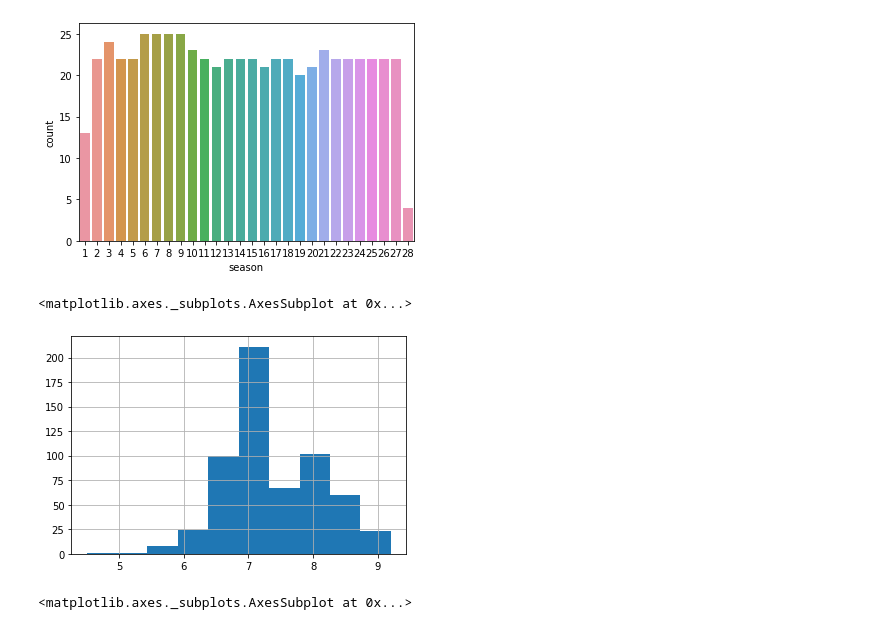
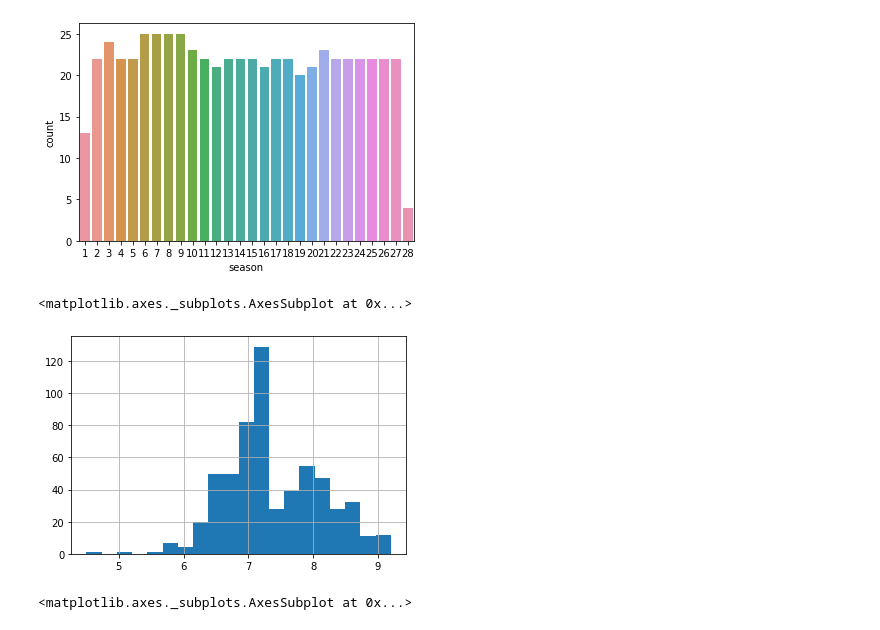
Before and after one commit to radhikascs/SimpsonsEpisodesEDA, a Jupyter notebook: Simpsons_episodes-EDA.ipynb, the cells around one changed output. Cells and saved outputs as stored; diff of their text form; code cells hidden in the pictures.

```diff
--- a/Simpsons_episodes-EDA.ipynb
+++ b/Simpsons_episodes-EDA.ipynb
@@ -102,10 +115,10 @@ sns.countplot(x="season", data=df) #Univariate Analysis
 <matplotlib.axes._subplots.AxesSubplot at 0x...>
 [figure]
 # %%
-df["imdb_rating"].hist(bins=10)
+df["imdb_rating"].hist(bins=20)
 # %% [output]
 <matplotlib.axes._subplots.AxesSubplot at 0x...>
-[figure, old version]
+[figure, new version]
 # %%
 df["imdb_votes"].hist(bins=10)
 # %% [output]
```
Also changed, not shown: parts of 18 cells of this notebook.
